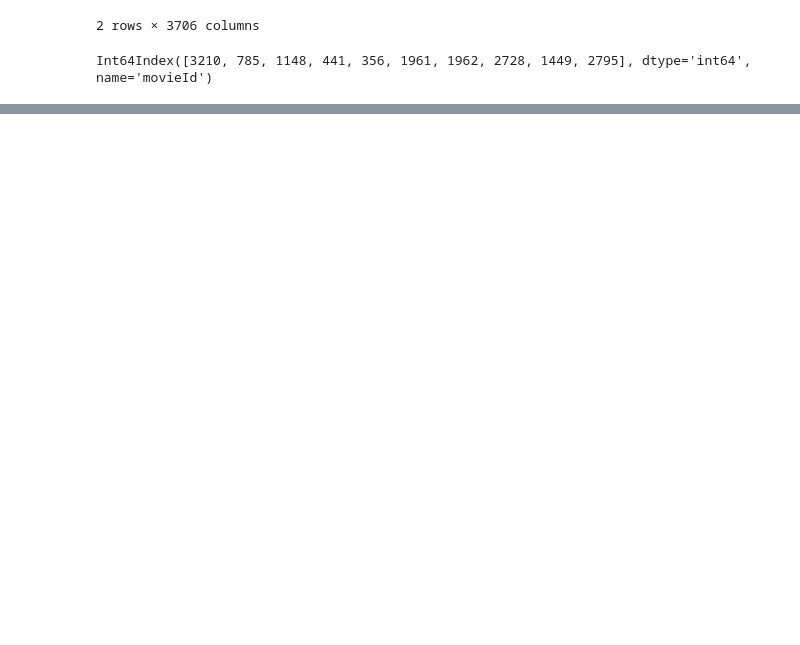
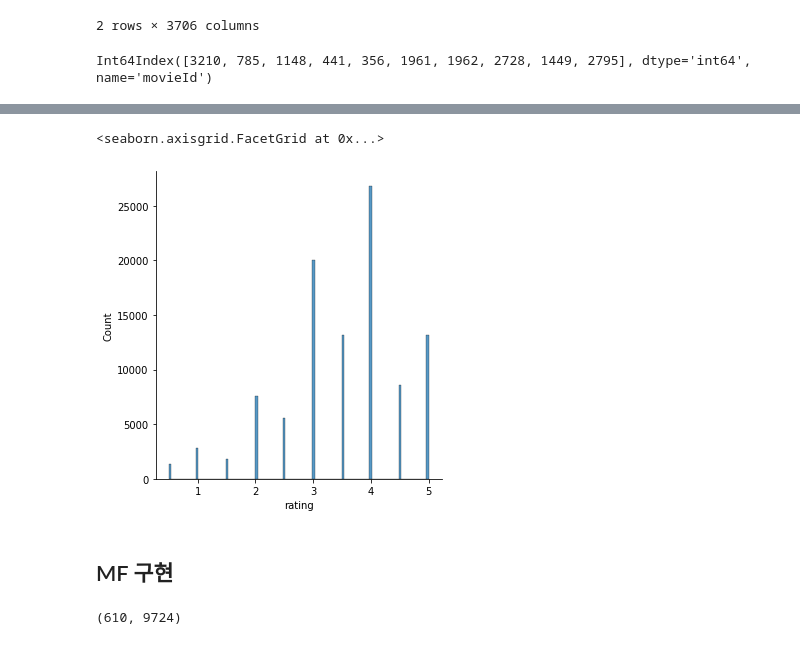
Before and after one commit to dlskawns/RecSys_and_Retrieval_Study, a Jupyter notebook: SVD(SingularValueDecomposition).ipynb, the cells around one changed output, grey strips where cells are left out. Saved outputs shown, nothing was run; the diff lists cells and outputs as text; code cells hidden in the pictures; blank space fills up the shorter version.

```diff
--- a/SVD(SingularValueDecomposition).ipynb
+++ b/SVD(SingularValueDecomposition).ipynb
@@ -855,0 +971,5 @@ Int64Index([3210, 785, 1148, 441, 356, 1961, 1962, 2728, 1449, 2795], dtype='int
+# %%
+path = '../data/ml-latest-small/'
+# %%
+# 무비렌즈 학습 데이터
+ratings_df = pd.read_csv(path + 'ratings.csv', encoding='utf-8')
@@ -855,0 +992,7 @@ Int64Index([3210, 785, 1148, 441, 356, 1961, 1962, 2728, 1449, 2795], dtype='int
+# %%
+sns.displot(ratings_df['rating'])
+# %% [output]
+<seaborn.axisgrid.FacetGrid at 0x...>
+[figure, added]
+# %% [markdown]
+## MF 구현
@@ -855,0 +1034,4 @@ Int64Index([3210, 785, 1148, 441, 356, 1961, 1962, 2728, 1449, 2795], dtype='int
+# %%
+R.shape
+# %% [output]
+(610, 9724)
```
Also changed, not shown: parts of 18 cells of this notebook.
